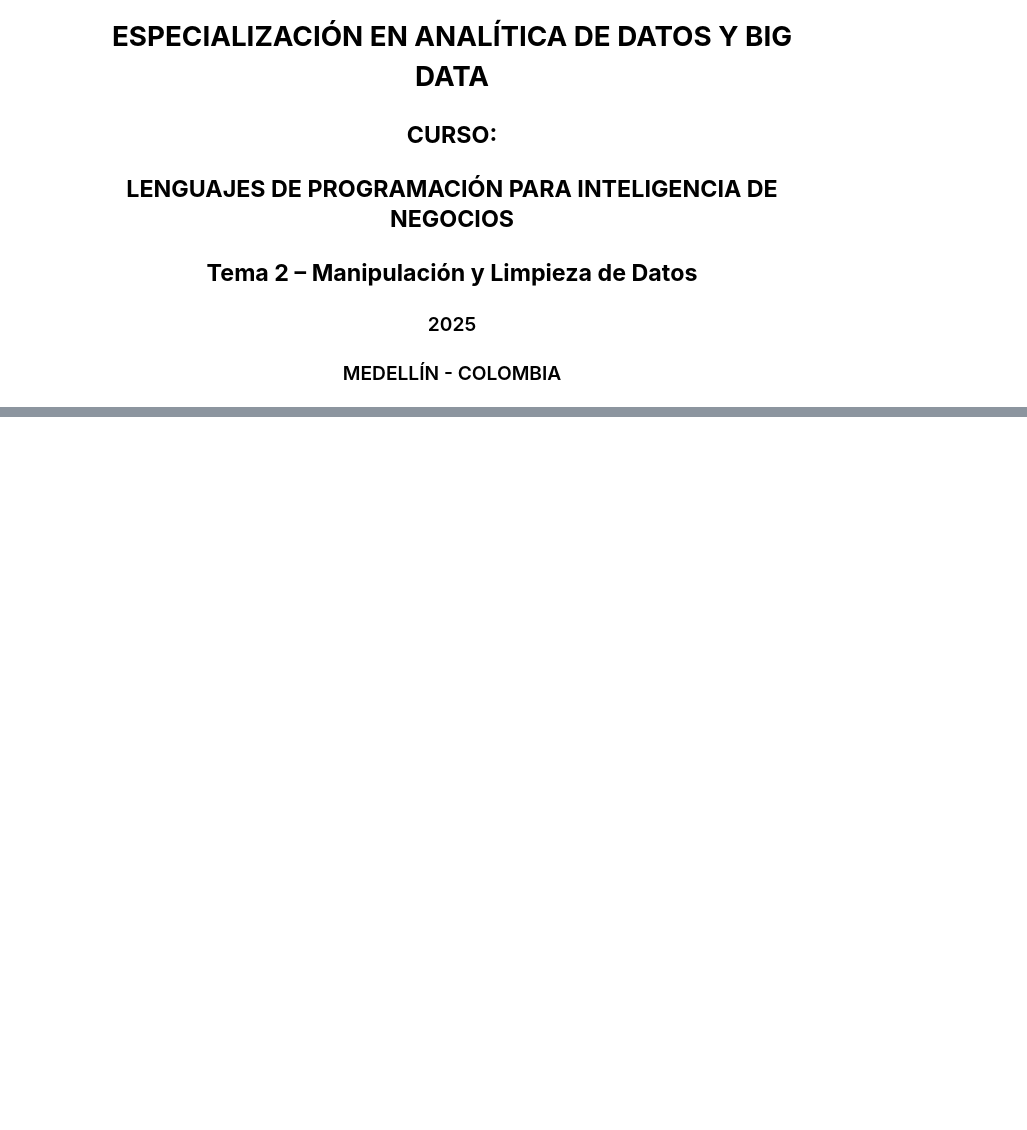
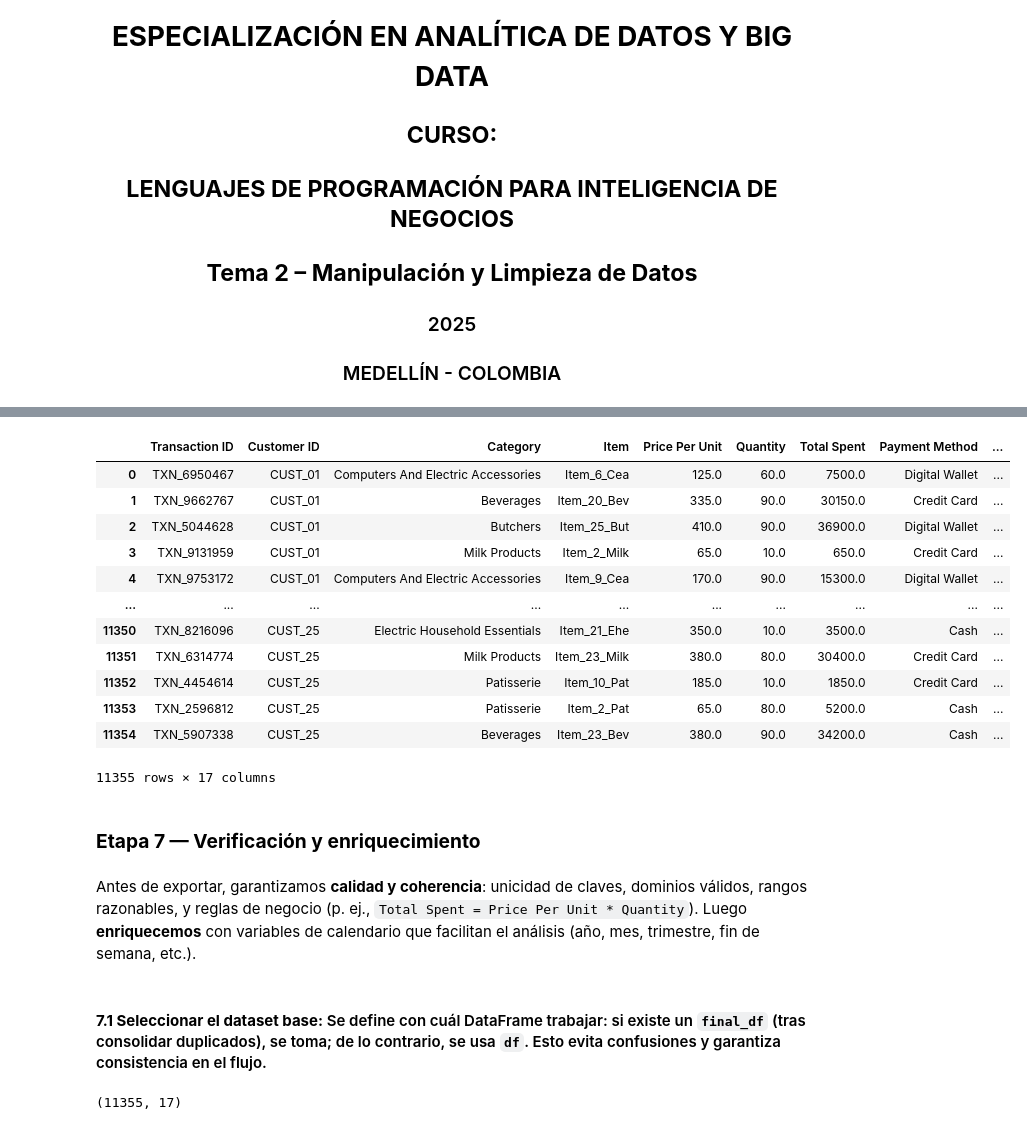
Before and after one commit to carlosalvarezh/imgs, a Jupyter notebook: Semana3.ipynb, the cells around one changed output, grey strips where cells are left out. Drawn from its saved outputs; the diff is of its cells as text; code cells hidden in the pictures; blank space fills up the shorter version.

```diff
--- a/Semana3.ipynb
+++ b/Semana3.ipynb
@@ -25,0 +696,6 @@
+# %%
+# Crear monto neto según descuento aplicado:
+# Asumimos que si Discount Applied = 1, se descuenta un **10%** del gasto total
+
+df["Net Spent"] = df["Total Spent"] * (1 - 0.10 * df["Discount Applied"])
+df.head(10)
@@ -25,0 +1059,30 @@
+# %%
+resultados
+# %% [output]
+|  | Transaction ID | Customer ID | Category | Item | Price Per Unit | Quantity | Total Spent | Payment Method | ... |
+| 0 | TXN_6950467 | CUST_01 | Computers And Electric Accessories | Item_6_Cea | 125.0 | 60.0 | 7500.0 | Digital Wallet | ... |
+| 1 | TXN_9662767 | CUST_01 | Beverages | Item_20_Bev | 335.0 | 90.0 | 30150.0 | Credit Card | ... |
+| 2 | TXN_5044628 | CUST_01 | Butchers | Item_25_But | 410.0 | 90.0 | 36900.0 | Digital Wallet | ... |
+| 3 | TXN_9131959 | CUST_01 | Milk Products | Item_2_Milk | 65.0 | 10.0 | 650.0 | Credit Card | ... |
+| 4 | TXN_9753172 | CUST_01 | Computers And Electric Accessories | Item_9_Cea | 170.0 | 90.0 | 15300.0 | Digital Wallet | ... |
+| ... | ... | ... | ... | ... | ... | ... | ... | ... | ... |
+| 11350 | TXN_8216096 | CUST_25 | Electric Household Essentials | Item_21_Ehe | 350.0 | 10.0 | 3500.0 | Cash | ... |
+| 11351 | TXN_6314774 | CUST_25 | Milk Products | Item_23_Milk | 380.0 | 80.0 | 30400.0 | Credit Card | ... |
+| 11352 | TXN_4454614 | CUST_25 | Patisserie | Item_10_Pat | 185.0 | 10.0 | 1850.0 | Credit Card | ... |
+| 11353 | TXN_2596812 | CUST_25 | Patisserie | Item_2_Pat | 65.0 | 80.0 | 5200.0 | Cash | ... |
+| 11354 | TXN_5907338 | CUST_25 | Beverages | Item_23_Bev | 380.0 | 90.0 | 34200.0 | Cash | ... |
+11355 rows × 17 columns
+# %% [markdown]
+### **Etapa 7 — Verificación y enriquecimiento**
+# %% [markdown]
+Antes de exportar, garantizamos **calidad y coherencia**: unicidad de claves, dominios válidos, rangos razonables, y reglas de negocio (p. ej., `Total Spent = Price Per Unit * Quantity`). Luego **enriquecemos** con variables de calendario que facilitan el análisis (año, mes, trimestre, fin de semana, etc.).
+# %% [markdown]
+#### **7.1 Seleccionar el dataset base:** Se define con cuál DataFrame trabajar: si existe un `final_df` (tras consolidar duplicados), se toma; de lo contrario, se usa `df`. Esto evita confusiones y garantiza consistencia en el flujo.
+# %%
+final_df = resultados.copy()
+
+# elige automáticamente el que exista
+base = final_df if "final_df" in globals() else df
+print(base.shape)
+# %% [output]
+(11355, 17)
```
Also changed, not shown: parts of 109 cells of this notebook.
